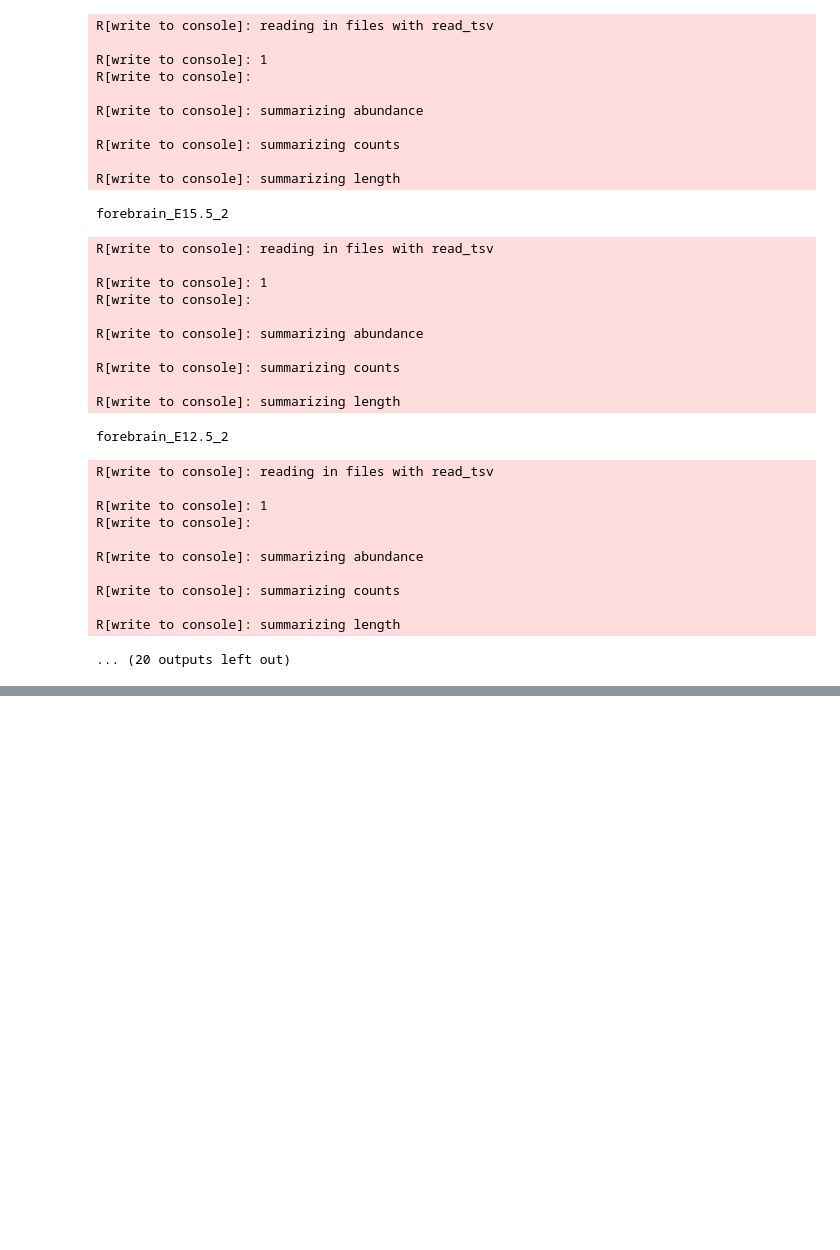
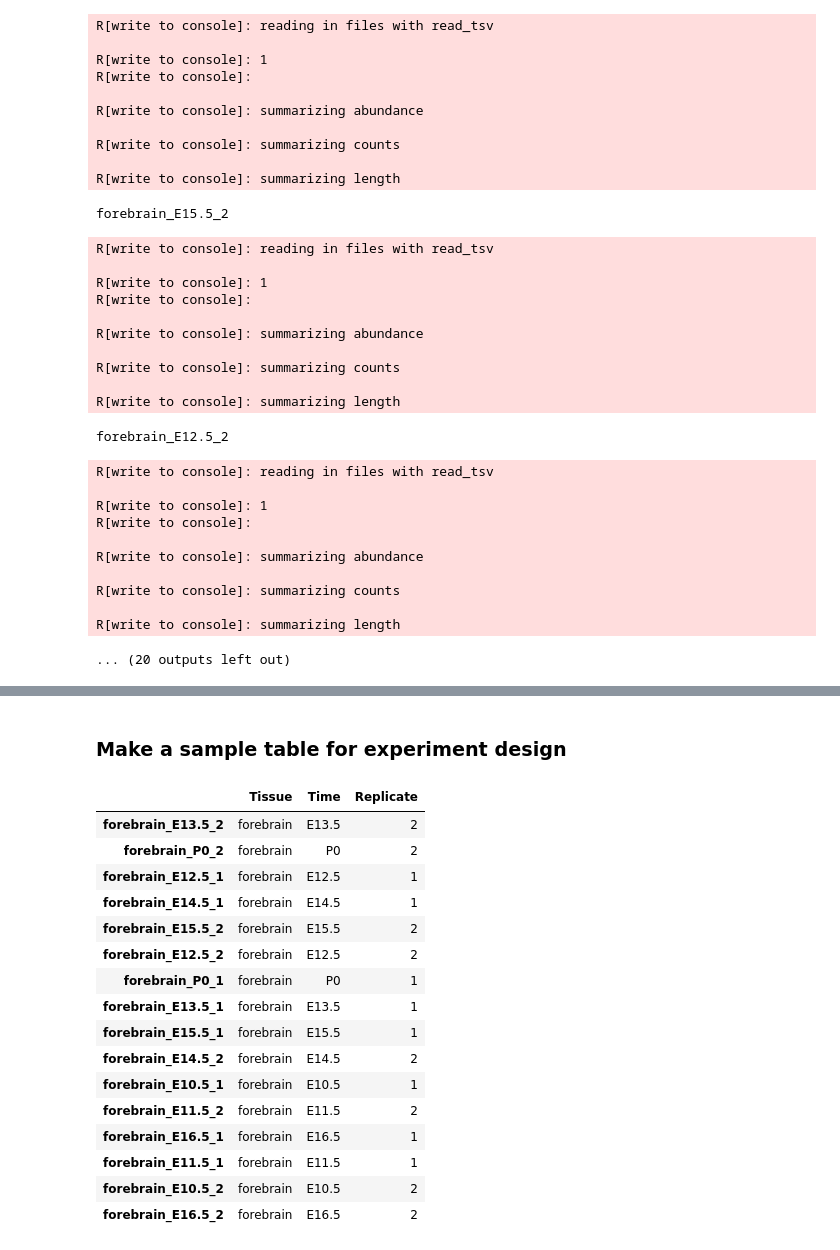
Before and after one commit to lhqing/py_genome_sci_book, a Jupyter notebook: analysis/DevFBProject/AggSalmon/Step 2 - Transcript Quant Into Gene Quant.ipynb, the cells around one changed output, grey strips where cells are left out. Saved outputs shown, nothing was run; the diff lists cells and outputs as text; code cells hidden in the pictures; blank space fills up the shorter version.

```diff
--- a/analysis/DevFBProject/AggSalmon/Step 2 - Transcript Quant Into Gene Quant.ipynb
+++ b/analysis/DevFBProject/AggSalmon/Step 2 - Transcript Quant Into Gene Quant.ipynb
@@ -303,0 +336,25 @@ total_quant.to_csv('DevFB.16sample.gene_level_quant.csv.gz')
+# %% [markdown]
+### Make a sample table for experiment design
+# %%
+sample_table = pd.DataFrame([i.split('_') for i in counts_df.columns],
+                            index=counts_df.columns,
+                            columns=['Tissue', 'Time', 'Replicate'])
+sample_table
+# %% [output]
+|  | Tissue | Time | Replicate |
+| forebrain_E13.5_2 | forebrain | E13.5 | 2 |
+| forebrain_P0_2 | forebrain | P0 | 2 |
+| forebrain_E12.5_1 | forebrain | E12.5 | 1 |
+| forebrain_E14.5_1 | forebrain | E14.5 | 1 |
+| forebrain_E15.5_2 | forebrain | E15.5 | 2 |
+| forebrain_E12.5_2 | forebrain | E12.5 | 2 |
+| forebrain_P0_1 | forebrain | P0 | 1 |
+| forebrain_E13.5_1 | forebrain | E13.5 | 1 |
+| forebrain_E15.5_1 | forebrain | E15.5 | 1 |
+| forebrain_E14.5_2 | forebrain | E14.5 | 2 |
+| forebrain_E10.5_1 | forebrain | E10.5 | 1 |
+| forebrain_E11.5_2 | forebrain | E11.5 | 2 |
+| forebrain_E16.5_1 | forebrain | E16.5 | 1 |
+| forebrain_E11.5_1 | forebrain | E11.5 | 1 |
+| forebrain_E10.5_2 | forebrain | E10.5 | 2 |
+| forebrain_E16.5_2 | forebrain | E16.5 | 2 |
```
Also changed, not shown: parts of 9 cells of this notebook, 6 other files.
